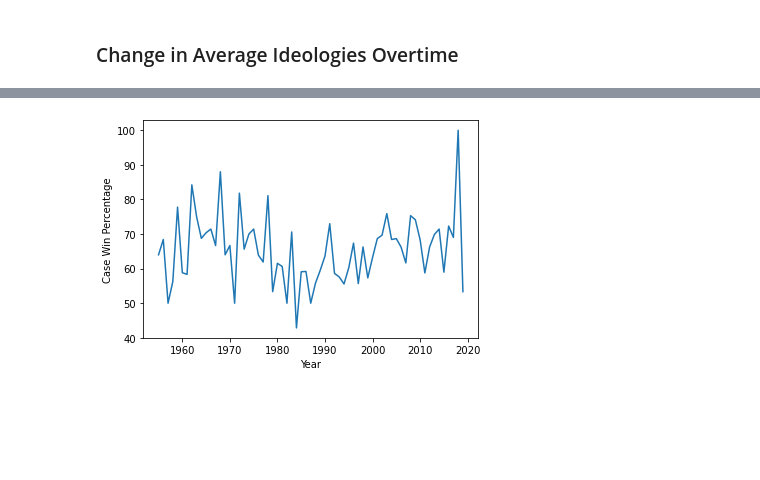
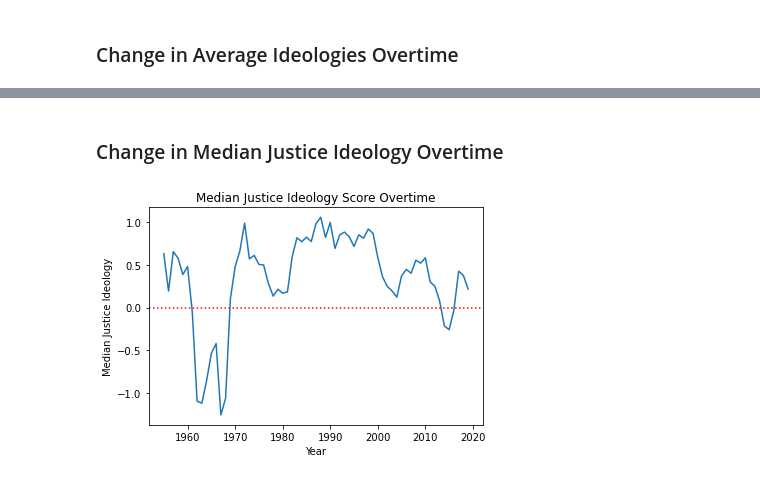
Before and after one commit to DavidOB1/supreme-court-nlp, a Jupyter notebook: exploratory-data-analysis.ipynb, the cells around one changed output, grey strips where cells are left out. Drawn from its saved outputs; the diff is of its cells as text; code cells hidden in the pictures; blank space fills up the shorter version.

```diff
--- a/exploratory-data-analysis.ipynb
+++ b/exploratory-data-analysis.ipynb
@@ -61,18 +59,28 @@ plt.show()
-# %%
-win_percent_dict = {}
-
-for year in unique_years:
-    win_percent_dict[year] = []
-
-for (wins, year) in zip(data["first_party_won"].to_list(), years):
-    win_percent_dict[year].append(100 * int(wins))
-
-
-win_percent_dict = {k: avg(v) for k, v in win_percent_dict.items()}
-
-plt.plot(win_percent_dict.keys(), win_percent_dict.values())
-plt.xlabel("Year")
-plt.ylabel("Case Win Percentage")
-plt.show()# This will probably be deleted since it's not a very informative graph
-# %% [output]
-[figure, removed]
+# %% [markdown]
+### Change in Median Justice Ideology Overtime
+# %%
+import statistics
+
+# Creating a dictionary with values for each unique year
+median_ideologies_dict = {}
+
+for year in unique_years:
+    median_ideologies_dict[year] = []
+
+for (ideology_list, year) in zip(data["ideologies"].to_list(), years):
+    ideology_nums = eval(ideology_list)
+    if len(ideology_nums) == 9:
+        median_ideologies_dict[year].append(statistics.median(ideology_nums))
+
+# Averaging the values in the dictionary
+median_ideologies_dict = {k: avg(v) for k, v in median_ideologies_dict.items()}
+
+# Plotting the data
+plt.plot(median_ideologies_dict.keys(), median_ideologies_dict.values())
+plt.xlabel("Year")
+plt.ylabel("Median Justice Ideology")
+plt.title("Median Justice Ideology Score Overtime")
+plt.axhline(y = 0, color = "r", linestyle = ":")
+plt.show()
+# %% [output]
+[figure, added]
```
Also changed, not shown: parts of 5 cells of this notebook.
